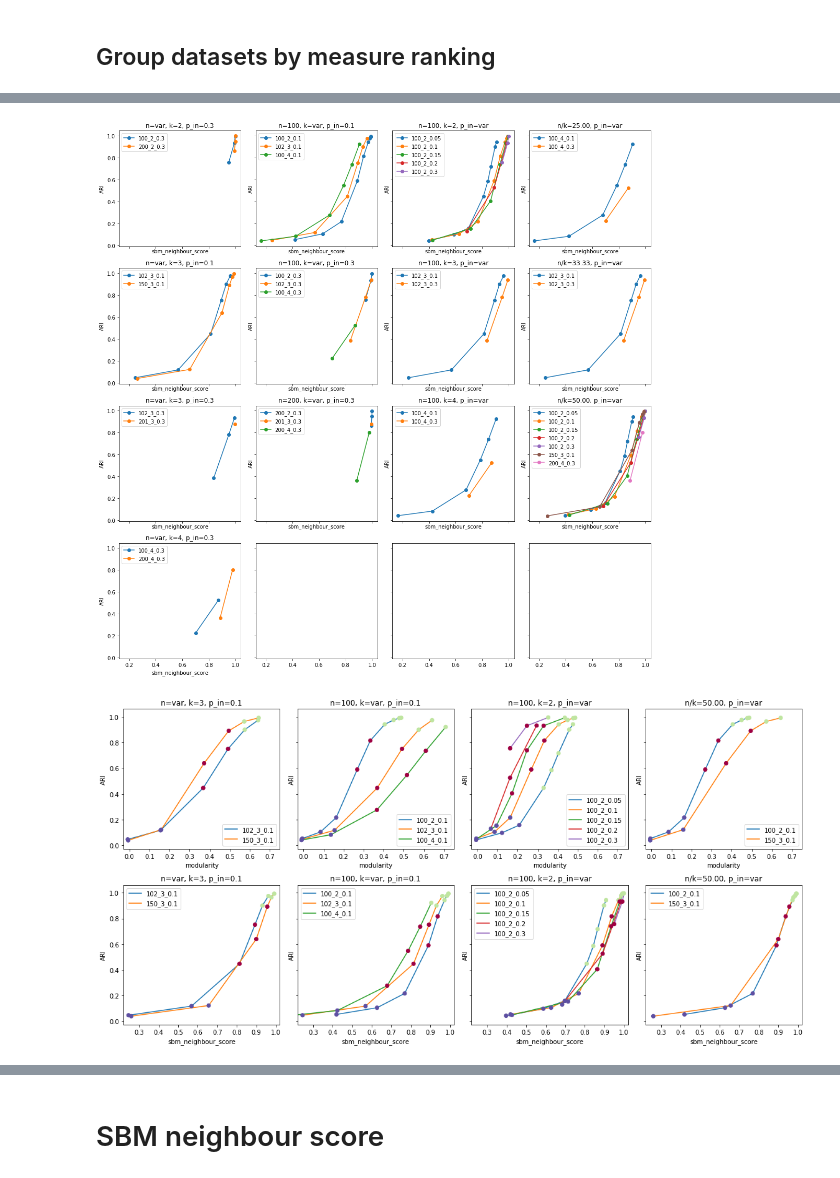
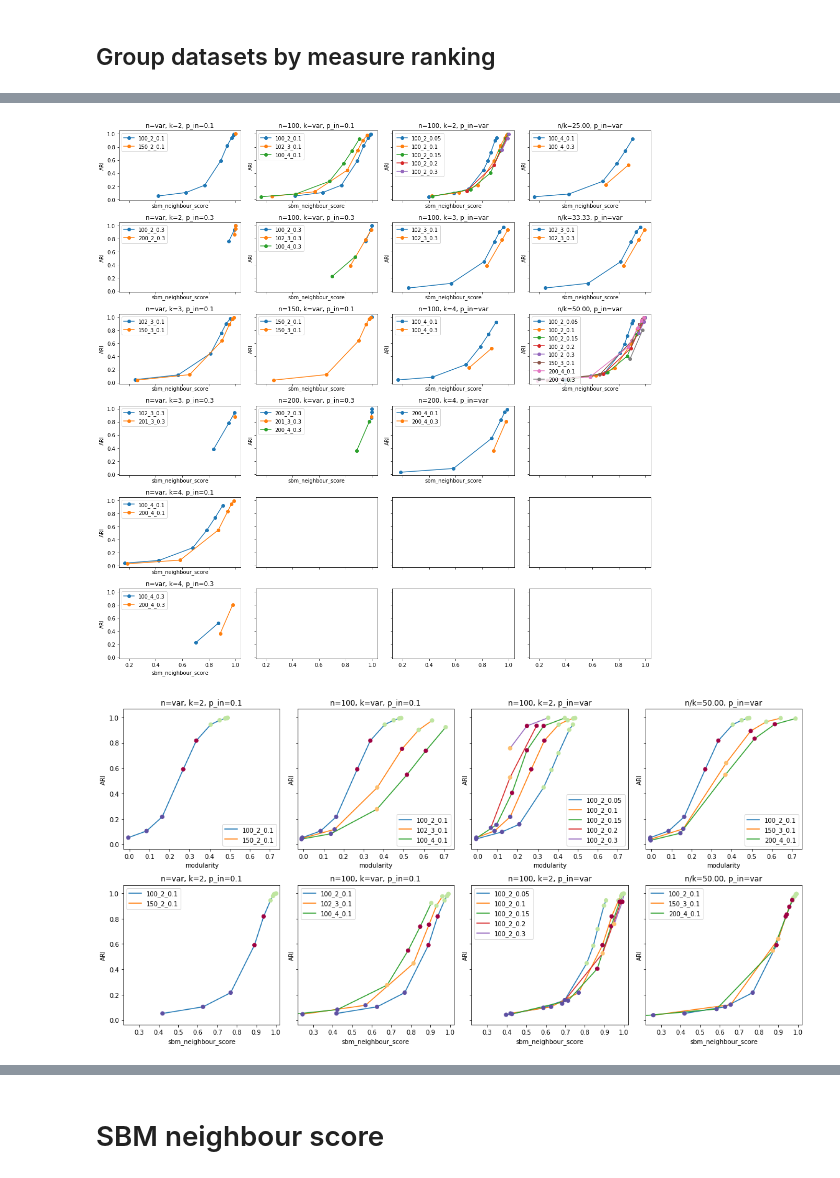
Before and after one commit to vlivashkin/pygkernels-experiments, a Jupyter notebook: experiments/init/analyze_results_SBM.ipynb, the cells around one changed output, grey strips where cells are left out. Cells and saved outputs as stored; diff of their text form; code cells hidden in the pictures.

```diff
--- a/experiments/init/analyze_results_SBM.ipynb
+++ b/experiments/init/analyze_results_SBM.ipynb
@@ -86,12 +83,17 @@ columns = [
 
     (100, 4, 0.3, 0.1), (100, 4, 0.3, 0.15),
 
+    (150, 2, 0.1, 0.001),
+
     (150, 3, 0.1, 0.001), (150, 3, 0.1, 0.005), (150, 3, 0.1, 0.01), (150, 3, 0.1, 0.02),
     (150, 3, 0.1, 0.05), (150, 3, 0.1, 0.1),
 
     (200, 2, 0.3, 0.05), (200, 2, 0.3, 0.1), (200, 2, 0.3, 0.15),
 
     (201, 3, 0.3, 0.1),
+
+    (200, 4, 0.1, 0.001), (200, 4, 0.1, 0.005), (200, 4, 0.1, 0.01), (200, 4, 0.1, 0.02),
+    (200, 4, 0.1, 0.05), (200, 4, 0.1, 0.1),
 
     (200, 4, 0.3, 0.1), (200, 4, 0.3, 0.15)
 ]
@@ -397,6 +402,6 @@ for group, datasetss in datasets_by_groups.items():
 200_4_0.3: {(200, 4, 0.3, 0.1): '200_4_0.30_0.100', (200, 4, 0.3, 0.15): '200_4_0.30_0.150'}
 # %%
-fig, ax = plt.subplots(4, 4, figsize=(15, 15), sharex=True, sharey=True)
+fig, ax = plt.subplots(6, 4, figsize=(15, 15), sharex=True, sharey=True)
 
 # варьируем n при фиксированных k, p_in
 idx = 0
@@ -497,5 +502,5 @@ plt.tight_layout()
 # %%
-fig, ax = plt.subplots(4, 4, figsize=(15, 15), sharex=True, sharey=True)
+fig, ax = plt.subplots(6, 4, figsize=(15, 15), sharex=True, sharey=True)
 
 # варьируем n при фиксированных k, p_in
 idx = 0
@@ -594,7 +599,7 @@ for n_k in [100/4, 100/3, 100/2, 100.]:
         plt.tight_layout()
         idx += 1
 # %% [output]
-[figure, old version]
+[figure, new version]
 # %%
 fig, ax = plt.subplots(2, 4, figsize=(16, 8), sharey=True)
 
@@ -602,7 +607,7 @@ mod_xlim = -.03, .75
 sns_xlim = 0.22, 1.02
 
 # варьируем n при фиксированных k, p_in
-k, p_in = 3, 0.1
+k, p_in = 2, 0.1
 datasets_to_plot = []
 for group, datasetss in datasets_by_groups.items():
     datasetss = [val for (dn, dk, dp_in, _), val in sorted(datasetss.items(), key=lambda x: x[0], reverse=True) if dk == k and dp_in == p_in]
@@ -716,34 +721,34 @@ for group, datasetss in datasets_by_groups.items():
         for dataset in datasetss:
             mod.append(dataset_modularity[dataset])
             sns.append(extract_feature(dataset, 'sbm_neighbour_score'))
             ari.append(dataset_meanari[dataset])
             cls_.append(extract_feature(dataset, 'class_idx'))
         datasets_to_plot.append((np.array(mod), np.array(sns), np.array(ari), np.array(cls_), group))
 
 axi = ax[0][3]
 for x, _, y, cls_, label in datasets_to_plot:
     axi.plot(x, y, '-', label=label, zorder=1)
     axi.scatter(x, y, c=cls_, cmap='Spectral_r', zorder=2, vmin=0, vmax=3)
 axi.set_xlabel('modularity')
 axi.set_ylabel('ARI')
 axi.set_title(f'n/k={n_k:.2f}, p_in=var')
 axi.legend(loc=4)
 axi.set_xlim(*mod_xlim)
 
 axi = ax[1][3]
 for _, x, y, cls_, label in datasets_to_plot:
     axi.plot(x, y, '-', label=label, zorder=1)
     axi.scatter(x, y, c=cls_, cmap='Spectral_r', zorder=2, vmin=0, vmax=3)
 axi.set_xlabel('sbm_neighbour_score')
 axi.set_ylabel('ARI')
 axi.set_title(f'n/k={n_k:.2f}, p_in=var')
 axi.legend(loc=2)
 axi.set_xlim(*sns_xlim)
 
 
 plt.tight_layout()
 # %% [output]
-[figure, old version]
+[figure, new version]
 # %%
 for group_idx, datasets_group in enumerate(datasets_partition):
     results_filtered = {k: v for k, v in results.items() if k[0] in datasets_group}
```
Also changed, not shown: parts of 15 cells of this notebook, 9 other files.
